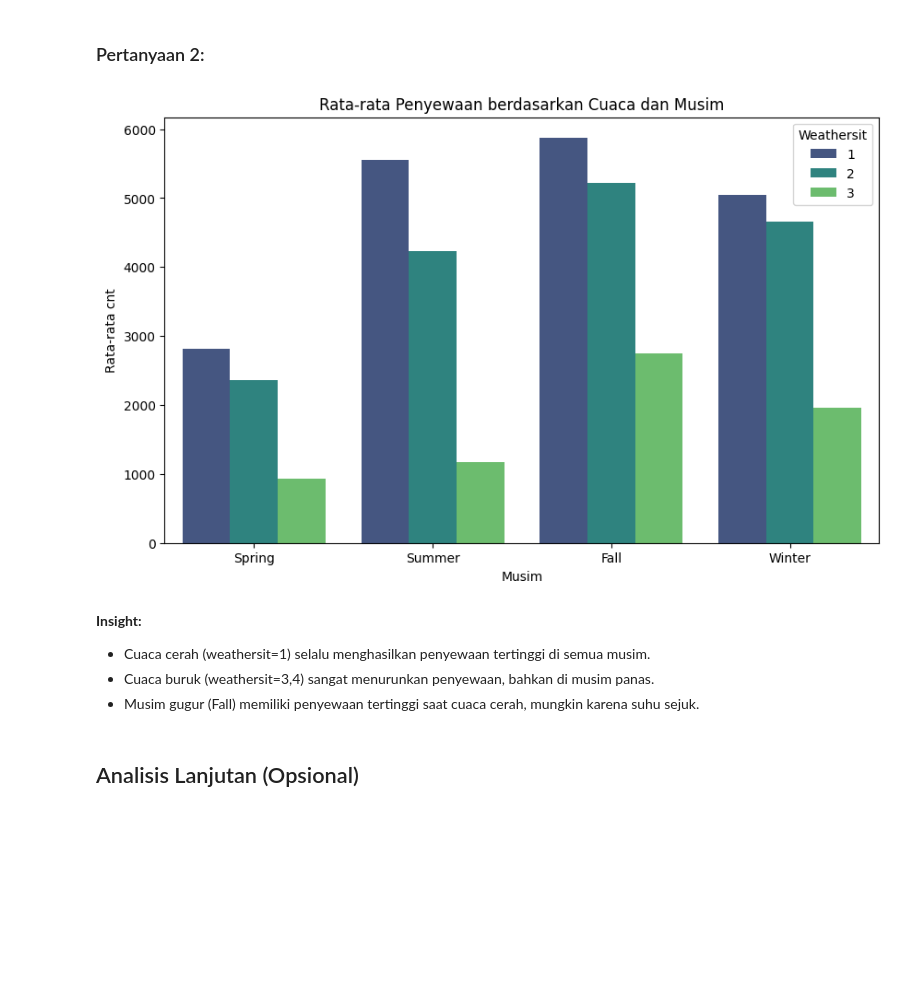
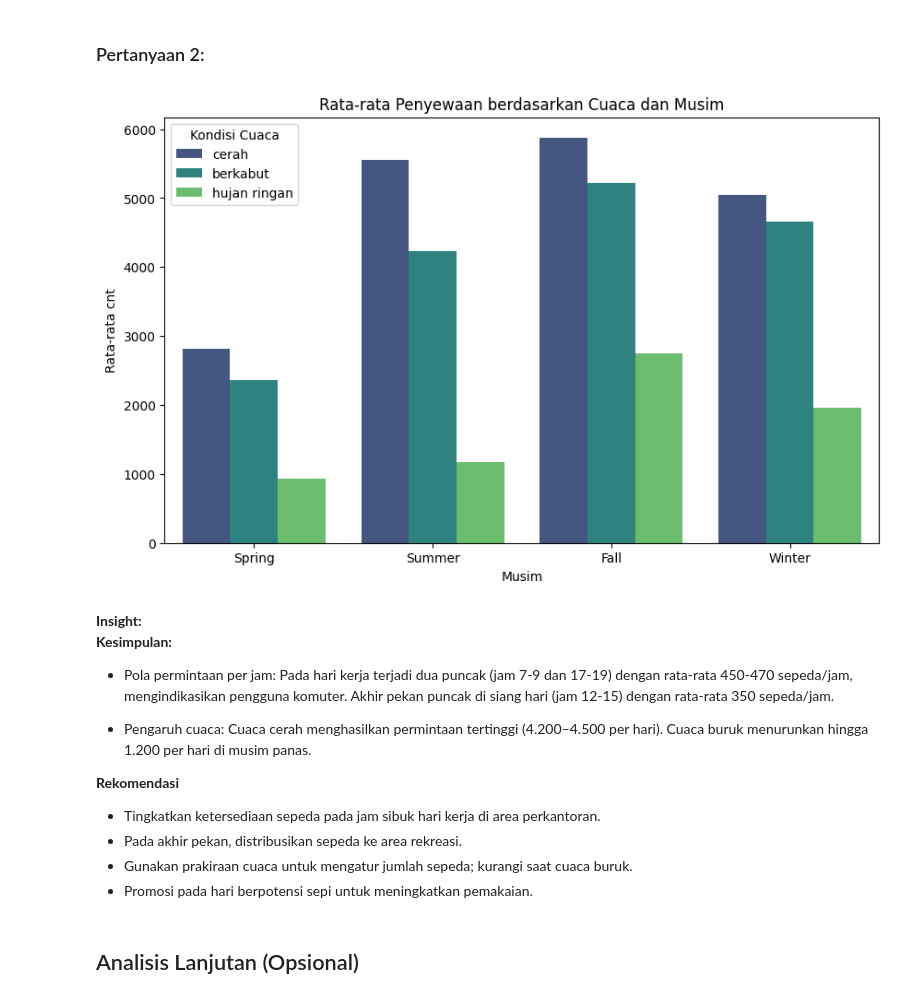
Before and after one commit to lrnArs/dicoding-dt-bike-sharing-dashboard, a Jupyter notebook: notebook.ipynb, the cells around one changed output. Drawn from its saved outputs; the diff is of its cells as text; code cells hidden in the pictures; blank space fills up the shorter version.

```diff
--- a/notebook.ipynb
+++ b/notebook.ipynb
@@ -170,22 +203,47 @@ plt.show()
 ### Pertanyaan 2:
 # %%
 # Rata-rata cnt per kondisi cuaca di setiap musim
-weather_musim = day_df.groupby(['season_name', 'weathersit'])['cnt'].mean().reset_index()
+# Mapping nilai weathersit
+weather_mapping = {
+    1: "cerah",
+    2: "berkabut",
+    3: "hujan ringan"
+}
 
+# Membuat kolom baru dengan label cuaca
+day_df['weathersit_label'] = day_df['weathersit'].map(weather_mapping)
+
+# Grouping berdasarkan season dan label cuaca
+weather_musim = day_df.groupby(['season_name', 'weathersit_label'])['cnt'].mean().reset_index()
+
+# Plot
 plt.figure(figsize=(10,6))
-sns.barplot(data=weather_musim, x='season_name', y='cnt', hue='weathersit', palette='viridis')
+sns.barplot(data=weather_musim,
+            x='season_name',
+            y='cnt',
+            hue='weathersit_label',
+            palette='viridis')
+
 plt.title('Rata-rata Penyewaan berdasarkan Cuaca dan Musim')
 plt.xlabel('Musim')
 plt.ylabel('Rata-rata cnt')
-plt.legend(title='Weathersit')
+plt.legend(title='Kondisi Cuaca')
 plt.show()
 # %% [output]
-[figure, old version]
+[figure, new version]
-# %% [markdown]
-**Insight:**
-- Cuaca cerah (weathersit=1) selalu menghasilkan penyewaan tertinggi di semua musim.
-- Cuaca buruk (weathersit=3,4) sangat menurunkan penyewaan, bahkan di musim panas.
-- Musim gugur (Fall) memiliki penyewaan tertinggi saat cuaca cerah, mungkin karena suhu sejuk.
+# %% [markdown]
+**Insight:**
+**Kesimpulan:**
+
+- Pola permintaan per jam: Pada hari kerja terjadi dua puncak (jam 7-9 dan 17-19) dengan rata-rata 450-470 sepeda/jam, mengindikasikan pengguna komuter. Akhir pekan puncak di siang hari (jam 12-15) dengan rata-rata 350 sepeda/jam.
+
+- Pengaruh cuaca: Cuaca cerah menghasilkan permintaan tertinggi (4.200–4.500 per hari). Cuaca buruk menurunkan hingga 1.200 per hari di musim panas.
+
+**Rekomendasi**
+- Tingkatkan ketersediaan sepeda pada jam sibuk hari kerja di area perkantoran.
+- Pada akhir pekan, distribusikan sepeda ke area rekreasi.
+- Gunakan prakiraan cuaca untuk mengatur jumlah sepeda; kurangi saat cuaca buruk.
+- Promosi pada hari berpotensi sepi untuk meningkatkan pemakaian.
 # %% [markdown]
 ## Analisis Lanjutan (Opsional)
 # %%
```
Also changed, not shown: parts of 5 cells of this notebook, 9 other files.
